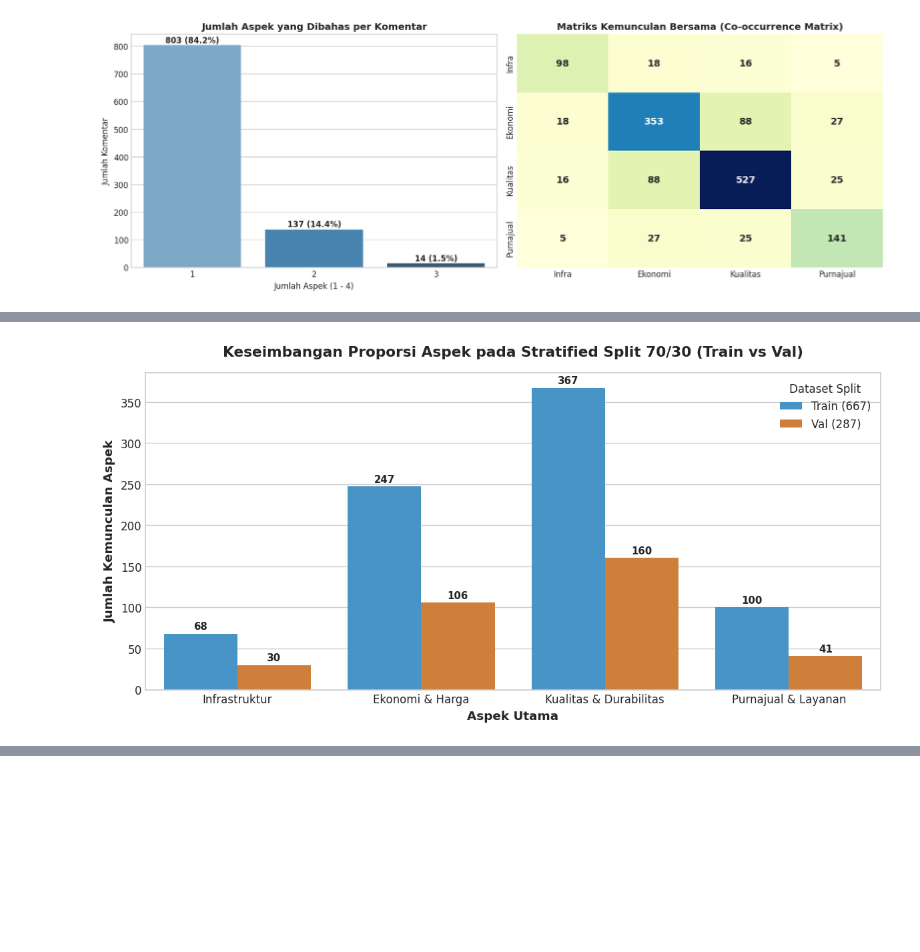
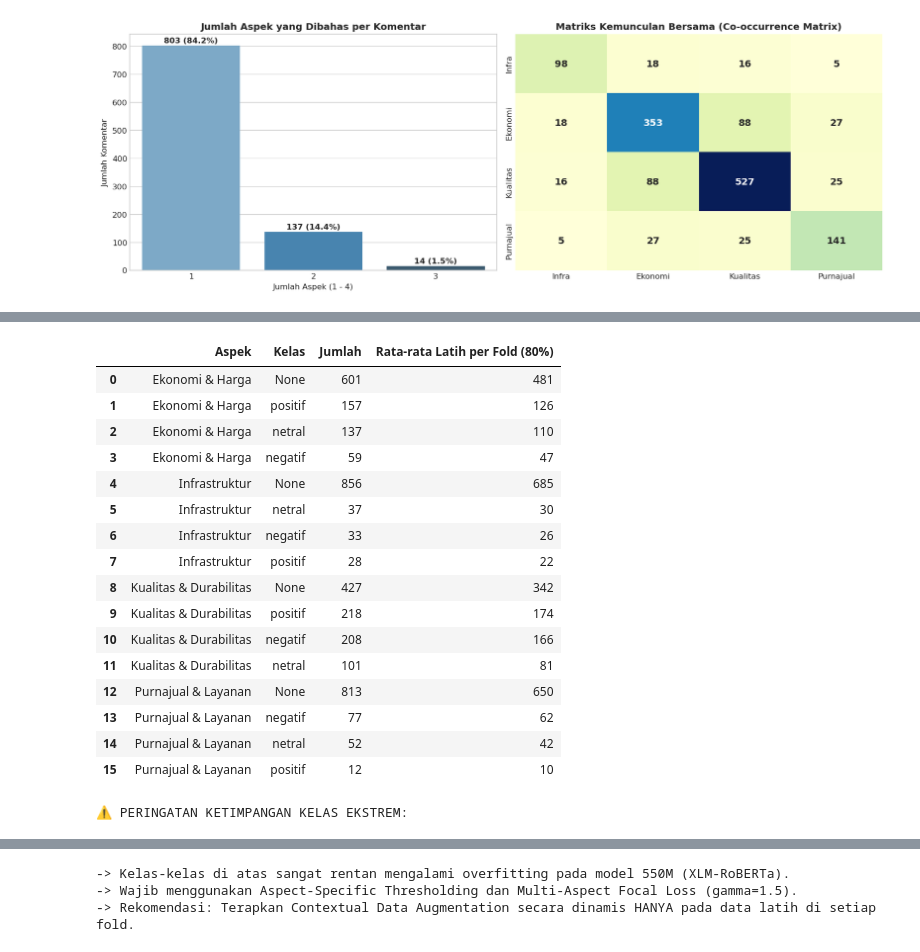
Before and after one commit to wicaksonohanif/aspect_based_SA_EV, a Jupyter notebook: notebooks/03_eda_labeled_dataset.ipynb, the cells around one changed output, grey strips where cells are left out. Saved outputs shown, nothing was run; the diff lists cells and outputs as text; code cells hidden in the pictures; blank space fills up the shorter version.

```diff
--- a/notebooks/03_eda_labeled_dataset.ipynb
+++ b/notebooks/03_eda_labeled_dataset.ipynb
@@ -273,45 +263,21 @@ plt.show()
 # %%
-# 6. Verifikasi Keseimbangan Distribusi Aspek & Sentimen pada Stratified Split 70/30 (Train vs Val)
-def get_split_aspect_counts(df, split_name):
-    row = {'Split': split_name}
-    for col, name in aspect_names.items():
-        row[name] = df[col].notnull().sum()
-    return row
+# 6. Verifikasi Keseimbangan Kelas Mayoritas vs Minoritas Ekstrem (Persiapan 5-Fold CV)
+print("Distribusi Sentimen Murni (Full 954 Data) untuk 5-Fold CV:\n")
+records = []
+for a_col, a_name in aspect_names.items():
+    counts = df_valid[a_col].value_counts(dropna=False)
+    for cls_name in ['positif', 'netral', 'negatif', np.nan]:
+        lbl = 'None' if pd.isna(cls_name) else cls_name
+        count = counts.get(cls_name, 0)
+        records.append({'Aspek': a_name, 'Kelas': lbl, 'Jumlah': count, 'Rata-rata Latih per Fold (80%)': round(count * 0.8)})
 
-split_summary = pd.DataFrame([
-    get_split_aspect_counts(df_train, f'Train ({len(df_train)})'),
-    get_split_aspect_counts(df_val, f'Val ({len(df_val)})')
-])
+df_dist = pd.DataFrame(records)
+display(df_dist.sort_values(by=['Aspek', 'Jumlah'], ascending=[True, False]).reset_index(drop=True))
 
-print("Tabel Kemunculan Aspek pada Stratified Dataset Split (70/30):")
-print(split_summary.to_string(index=False))
-
-# Detail Distribusi Sentimen per Aspek pada Split 70/30
-print("\nDetail Distribusi Sentimen per Split (Train 70% vs Val 30%):")
-for a_col, a_name in aspect_names.items():
-    print(f"\n[Aspek {a_name}]")
-    df_s = pd.DataFrame({
-        'Train (70%)': df_train[a_col].value_counts(dropna=False),
-        'Val (30%)': df_val[a_col].value_counts(dropna=False)
-    }).fillna(0).astype(int)
-    print(df_s)
-
-# Visualization Plot Bar Split
-split_melted = pd.melt(split_summary, id_vars=['Split'], var_name='Aspek', value_name='Jumlah')
-
-plt.figure(figsize=(10, 5))
-sns.barplot(data=split_melted, x='Aspek', y='Jumlah', hue='Split', palette=['#3498db', '#e67e22'])
-plt.title('Keseimbangan Proporsi Aspek pada Stratified Split 70/30 (Train vs Val)', fontsize=13, fontweight='bold', pad=15)
-plt.ylabel('Jumlah Kemunculan Aspek', fontsize=11, fontweight='bold')
-plt.xlabel('Aspek Utama', fontsize=11, fontweight='bold')
-plt.legend(title='Dataset Split')
-
-for p in plt.gca().patches:
-    h = p.get_height()
-    if h > 0:
-        plt.gca().annotate(f'{int(h)}', (p.get_x() + p.get_width() / 2., h),
-                           ha='center', va='bottom', fontsize=9, fontweight='bold', xytext=(0, 2), textcoords='offset points')
-
-plt.tight_layout()
-plt.show()
+print("\n⚠️ PERINGATAN KETIMPANGAN KELAS EKSTREM:")
+extreme_minority = df_dist[(df_dist['Jumlah'] > 0) & (df_dist['Jumlah'] < 40)]
+display(extreme_minority)
+print("-> Kelas-kelas di atas sangat rentan mengalami overfitting pada model 550M (XLM-RoBERTa).")
+print("-> Wajib menggunakan Aspect-Specific Thresholding dan Multi-Aspect Focal Loss (gamma=1.5).")
+print("-> Rekomendasi: Terapkan Contextual Data Augmentation secara dinamis HANYA pada data latih di setiap fold.")
 # %% [output]
@@ -335 +285,18 @@ positif                        9          3
-[figure, removed]
+|  | Aspek | Kelas | Jumlah | Rata-rata Latih per Fold (80%) |
+| 0 | Ekonomi & Harga | None | 601 | 481 |
+| 1 | Ekonomi & Harga | positif | 157 | 126 |
+| 2 | Ekonomi & Harga | netral | 137 | 110 |
+| 3 | Ekonomi & Harga | negatif | 59 | 47 |
+| 4 | Infrastruktur | None | 856 | 685 |
+| 5 | Infrastruktur | netral | 37 | 30 |
+| 6 | Infrastruktur | negatif | 33 | 26 |
+| 7 | Infrastruktur | positif | 28 | 22 |
+| 8 | Kualitas & Durabilitas | None | 427 | 342 |
+| 9 | Kualitas & Durabilitas | positif | 218 | 174 |
+| 10 | Kualitas & Durabilitas | negatif | 208 | 166 |
+| 11 | Kualitas & Durabilitas | netral | 101 | 81 |
+| 12 | Purnajual & Layanan | None | 813 | 650 |
+| 13 | Purnajual & Layanan | negatif | 77 | 62 |
+| 14 | Purnajual & Layanan | netral | 52 | 42 |
+| 15 | Purnajual & Layanan | positif | 12 | 10 |
+⚠️ PERINGATAN KETIMPANGAN KELAS EKSTREM:
@@ -336 +308,4 @@ positif                        9          3
+-> Kelas-kelas di atas sangat rentan mengalami overfitting pada model 550M (XLM-RoBERTa).
+-> Wajib menggunakan Aspect-Specific Thresholding dan Multi-Aspect Focal Loss (gamma=1.5).
+-> Rekomendasi: Terapkan Contextual Data Augmentation secara dinamis HANYA pada data latih di setiap fold.
 # %% [markdown]
```
Also changed, not shown: parts of 10 cells of this notebook, 1 other file.
